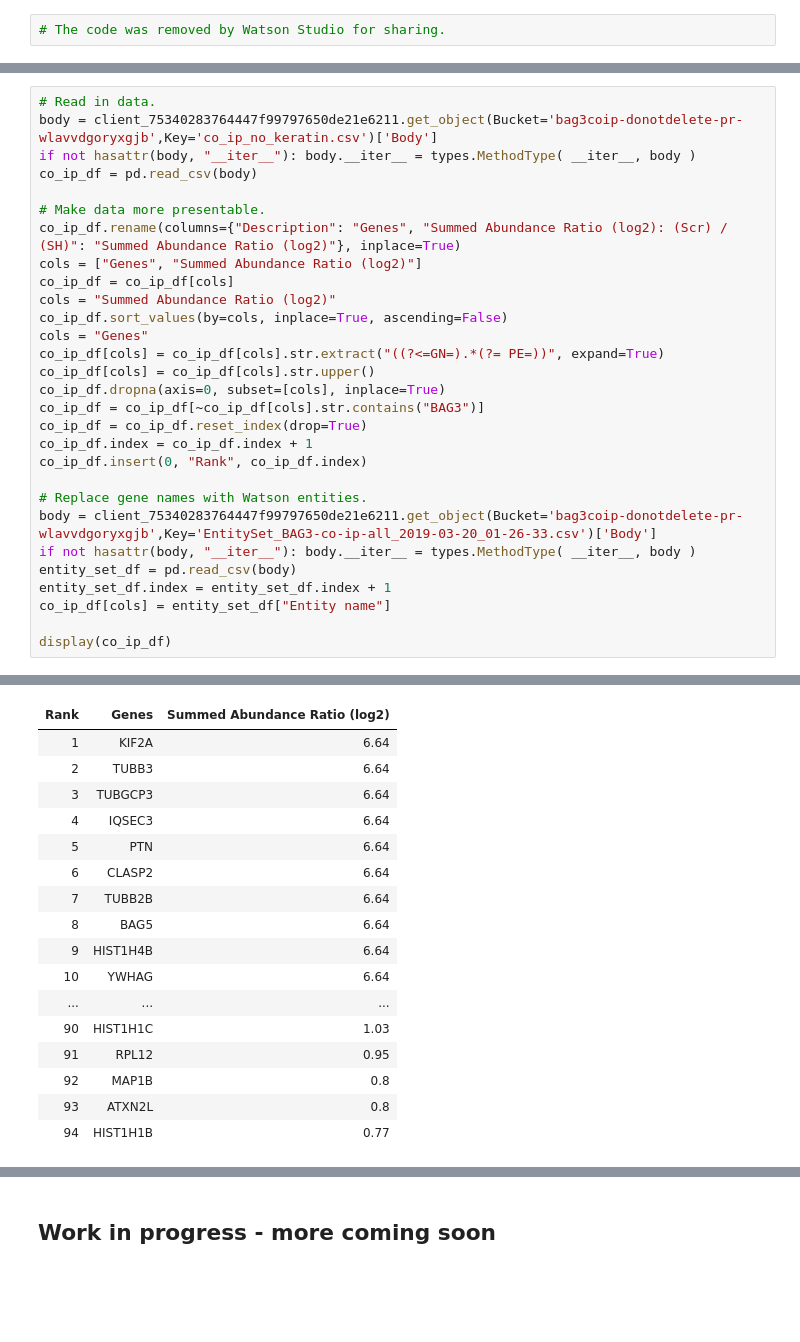
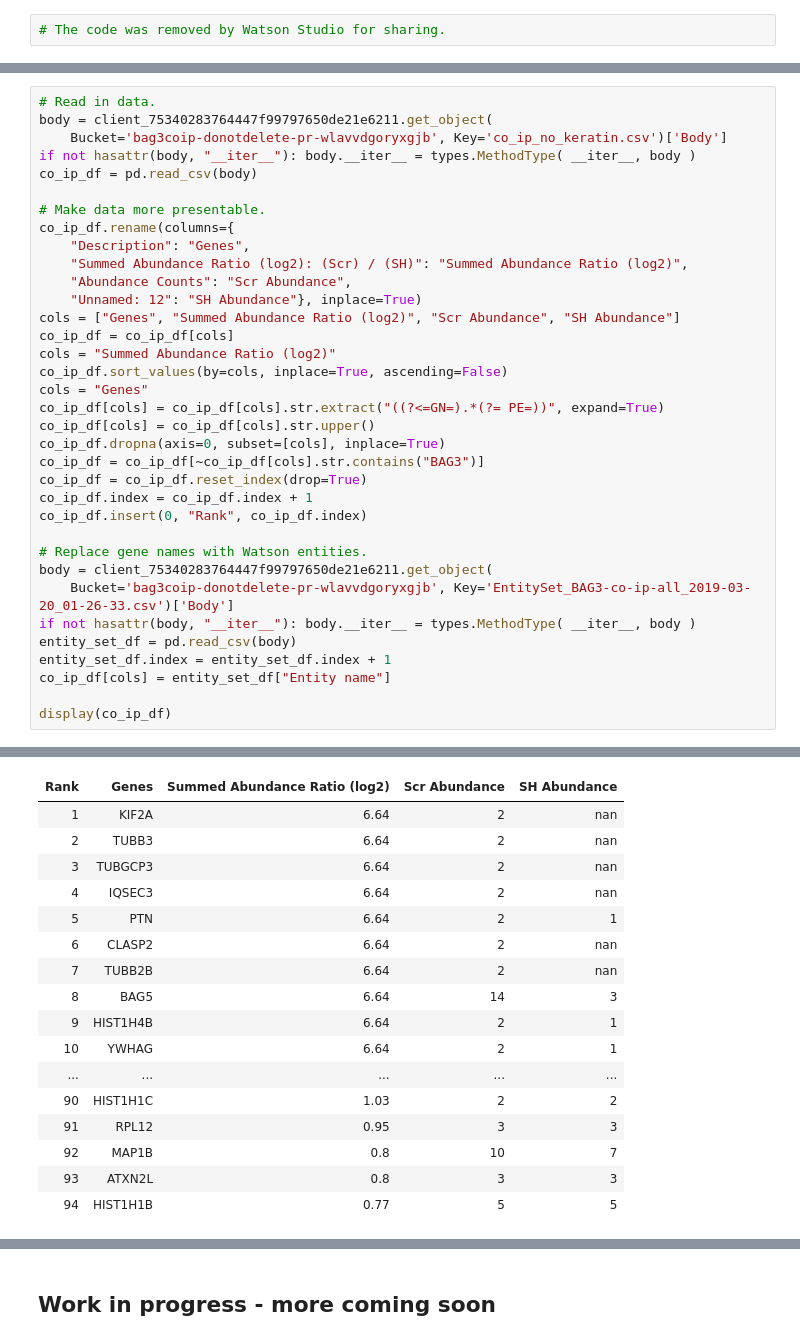
Before and after one commit to eturkes/bag3-co-ip, a Jupyter notebook: BAG3-co-ip/BAG3-co-ip.ipynb, the cells around one changed output, grey strips where cells are left out. Drawn from its saved outputs; the diff is of its cells as text; blank space fills up the shorter version.

```diff
--- a/BAG3-co-ip/BAG3-co-ip.ipynb
+++ b/BAG3-co-ip/BAG3-co-ip.ipynb
@@ -68,13 +68,18 @@ A review of missing value imputation algorithms is provided by [Moorthy et al.,
 To begin, let's first take a look at the most relevant sections from the processed output of Proteosome Discoverer:
 # %%
 # Read in data.
-body = client_75340283764447f99797650de21e6211.get_object(Bucket='bag3coip-donotdelete-pr-wlavvdgoryxgjb',Key='co_ip_no_keratin.csv')['Body']
+body = client_75340283764447f99797650de21e6211.get_object(
+    Bucket='bag3coip-donotdelete-pr-wlavvdgoryxgjb', Key='co_ip_no_keratin.csv')['Body']
 if not hasattr(body, "__iter__"): body.__iter__ = types.MethodType( __iter__, body )
 co_ip_df = pd.read_csv(body)
 
 # Make data more presentable.
-co_ip_df.rename(columns={"Description": "Genes", "Summed Abundance Ratio (log2): (Scr) / (SH)": "Summed Abundance Ratio (log2)"}, inplace=True)
-cols = ["Genes", "Summed Abundance Ratio (log2)"]
+co_ip_df.rename(columns={
+    "Description": "Genes",
+    "Summed Abundance Ratio (log2): (Scr) / (SH)": "Summed Abundance Ratio (log2)",
+    "Abundance Counts": "Scr Abundance",
+    "Unnamed: 12": "SH Abundance"}, inplace=True)
+cols = ["Genes", "Summed Abundance Ratio (log2)", "Scr Abundance", "SH Abundance"]
 co_ip_df = co_ip_df[cols]
 cols = "Summed Abundance Ratio (log2)"
 co_ip_df.sort_values(by=cols, inplace=True, ascending=False)
@@ -88,7 +93,8 @@ co_ip_df.index = co_ip_df.index + 1
 co_ip_df.insert(0, "Rank", co_ip_df.index)
 
 # Replace gene names with Watson entities.
-body = client_75340283764447f99797650de21e6211.get_object(Bucket='bag3coip-donotdelete-pr-wlavvdgoryxgjb',Key='EntitySet_BAG3-co-ip-all_2019-03-20_01-26-33.csv')['Body']
+body = client_75340283764447f99797650de21e6211.get_object(
+    Bucket='bag3coip-donotdelete-pr-wlavvdgoryxgjb', Key='EntitySet_BAG3-co-ip-all_2019-03-20_01-26-33.csv')['Body']
 if not hasattr(body, "__iter__"): body.__iter__ = types.MethodType( __iter__, body )
 entity_set_df = pd.read_csv(body)
 entity_set_df.index = entity_set_df.index + 1
@@ -104,17 +112,17 @@ Summed Abundance Ratio (log2)
-| Rank | Genes | Summed Abundance Ratio (log2) |
-| 1 | KIF2A | 6.64 |
-| 2 | TUBB3 | 6.64 |
-| 3 | TUBGCP3 | 6.64 |
-| 4 | IQSEC3 | 6.64 |
-| 5 | PTN | 6.64 |
-| 6 | CLASP2 | 6.64 |
-| 7 | TUBB2B | 6.64 |
-| 8 | BAG5 | 6.64 |
-| 9 | HIST1H4B | 6.64 |
-| 10 | YWHAG | 6.64 |
-| ... | ... | ... |
-| 90 | HIST1H1C | 1.03 |
-| 91 | RPL12 | 0.95 |
-| 92 | MAP1B | 0.8 |
-| 93 | ATXN2L | 0.8 |
-| 94 | HIST1H1B | 0.77 |
+| Rank | Genes | Summed Abundance Ratio (log2) | Scr Abundance | SH Abundance |
+| 1 | KIF2A | 6.64 | 2 | nan |
+| 2 | TUBB3 | 6.64 | 2 | nan |
+| 3 | TUBGCP3 | 6.64 | 2 | nan |
+| 4 | IQSEC3 | 6.64 | 2 | nan |
+| 5 | PTN | 6.64 | 2 | 1 |
+| 6 | CLASP2 | 6.64 | 2 | nan |
+| 7 | TUBB2B | 6.64 | 2 | nan |
+| 8 | BAG5 | 6.64 | 14 | 3 |
+| 9 | HIST1H4B | 6.64 | 2 | 1 |
+| 10 | YWHAG | 6.64 | 2 | 1 |
+| ... | ... | ... | ... | ... |
+| 90 | HIST1H1C | 1.03 | 2 | 2 |
+| 91 | RPL12 | 0.95 | 3 | 3 |
+| 92 | MAP1B | 0.8 | 10 | 7 |
+| 93 | ATXN2L | 0.8 | 3 | 3 |
+| 94 | HIST1H1B | 0.77 | 5 | 5 |
```
Also changed, not shown: parts of 3 cells of this notebook.
